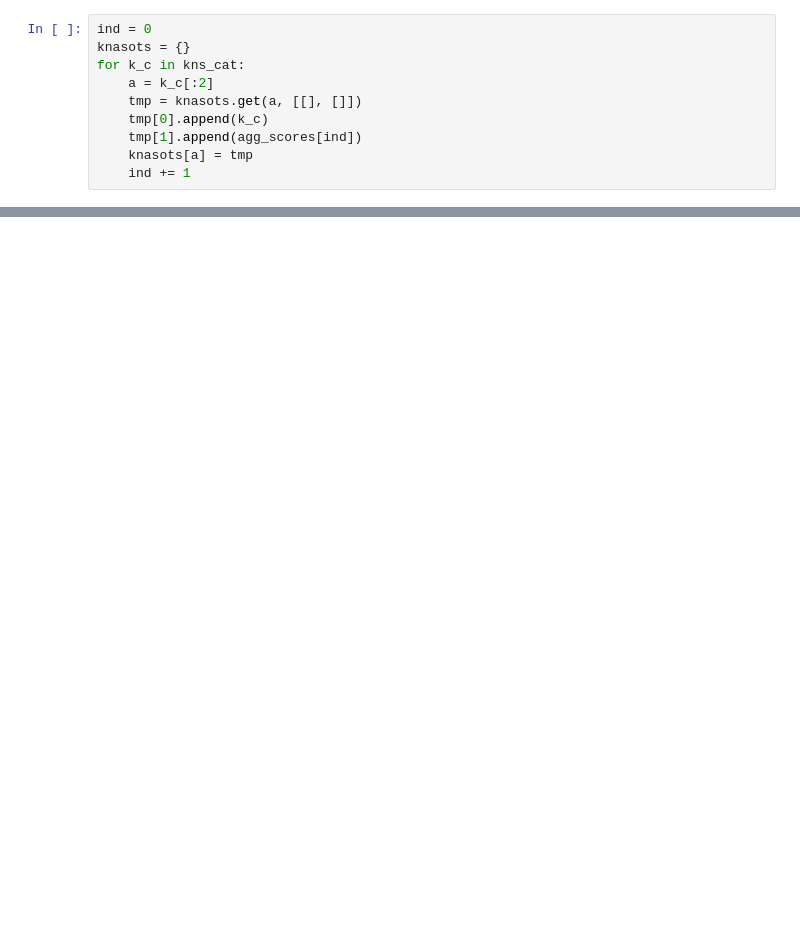
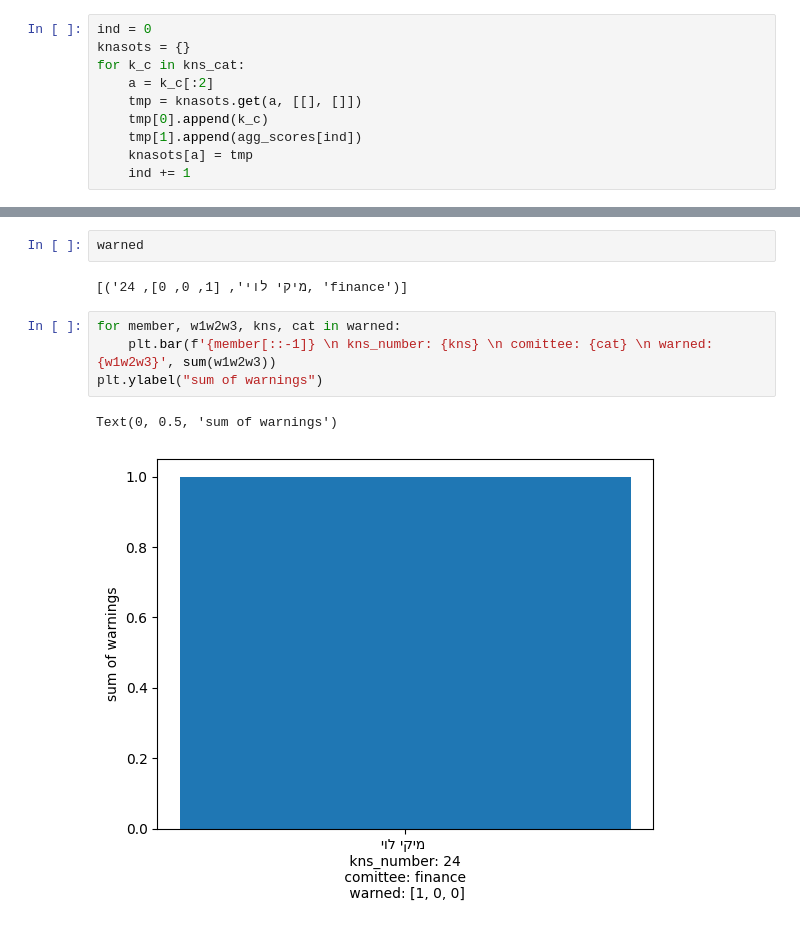
Before and after one commit to itaitzruia4/NLPSD, a Jupyter notebook: init_results.ipynb, the cells around one changed output, grey strips where cells are left out. Saved outputs shown, nothing was run; the diff lists cells and outputs as text; blank space fills up the shorter version.

```diff
--- a/init_results.ipynb
+++ b/init_results.ipynb
@@ -87,0 +110,11 @@ plt.bar(avg_cat.keys(), avg_cat.values())
+# %%
+warned
+# %% [output]
+[('מיקי לוי', [1, 0, 0], 24, 'finance')]
+# %%
+for member, w1w2w3, kns, cat in warned:
+    plt.bar(f'{member[::-1]} \n kns_number: {kns} \n comittee: {cat} \n warned: {w1w2w3}', sum(w1w2w3))
+plt.ylabel("sum of warnings")
+# %% [output]
+Text(0, 0.5, 'sum of warnings')
+[figure, added]
```
Also changed, not shown: parts of 10 cells of this notebook, 2 other files.
